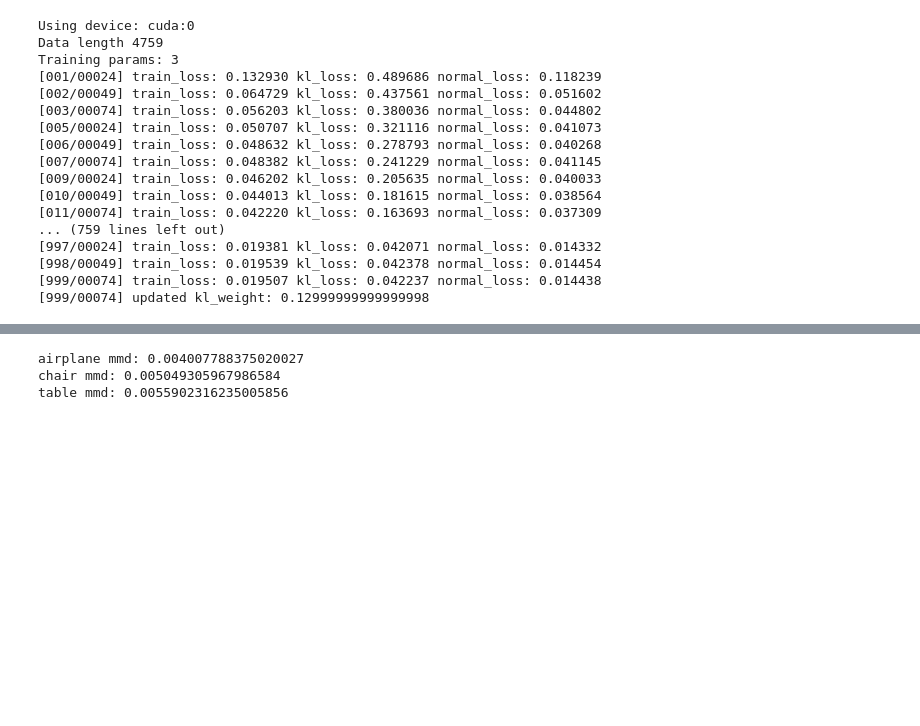
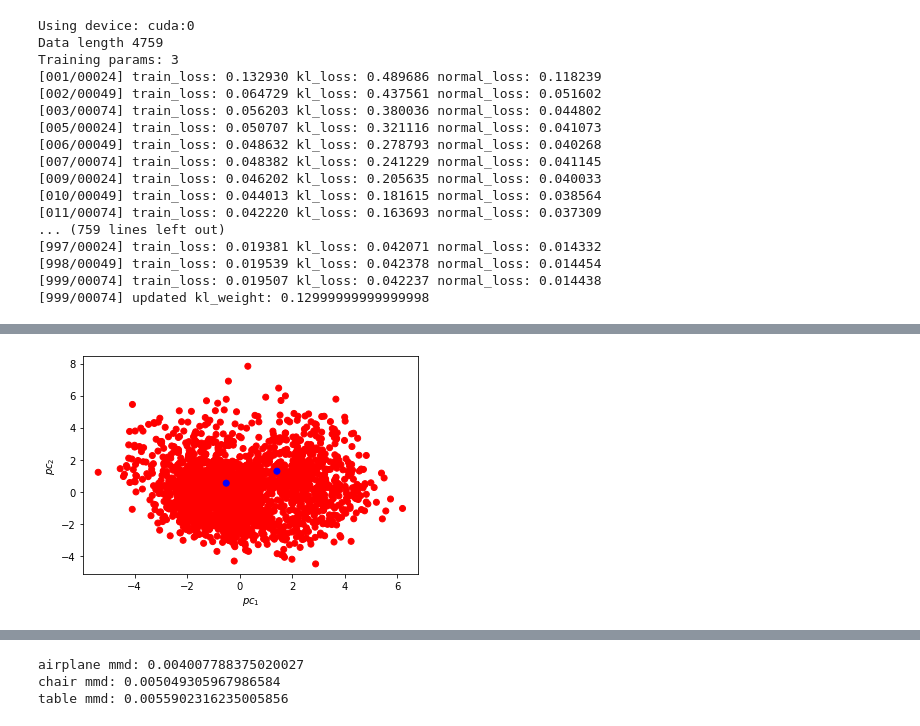
Before and after one commit to MunzerDw/ADL4CV-VAD, a Jupyter notebook: index.ipynb, the cells around one changed output, grey strips where cells are left out. Cells and saved outputs as stored; diff of their text form; code cells hidden in the pictures; blank space fills up the shorter version.

Commit message:
add latent spance visualization
more evaluation
new accuracies

```diff
--- a/index.ipynb
+++ b/index.ipynb
@@ -392,2 +398,6 @@ from scripts.visualize import visualize_dataset_sample, visualize_ad, visualize_
+# %%
+visualize_latent_space("airplane_vad", [859, 500])
+# %% [output]
+[figure, added]
 # %%
 import random
```
Also changed, not shown: parts of 4 cells of this notebook, 4 other files.
